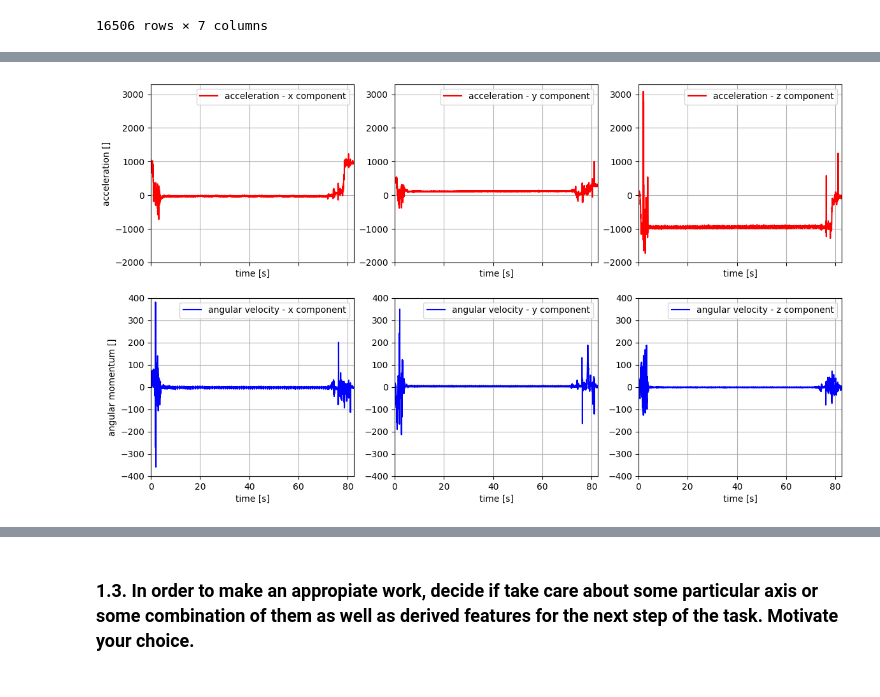
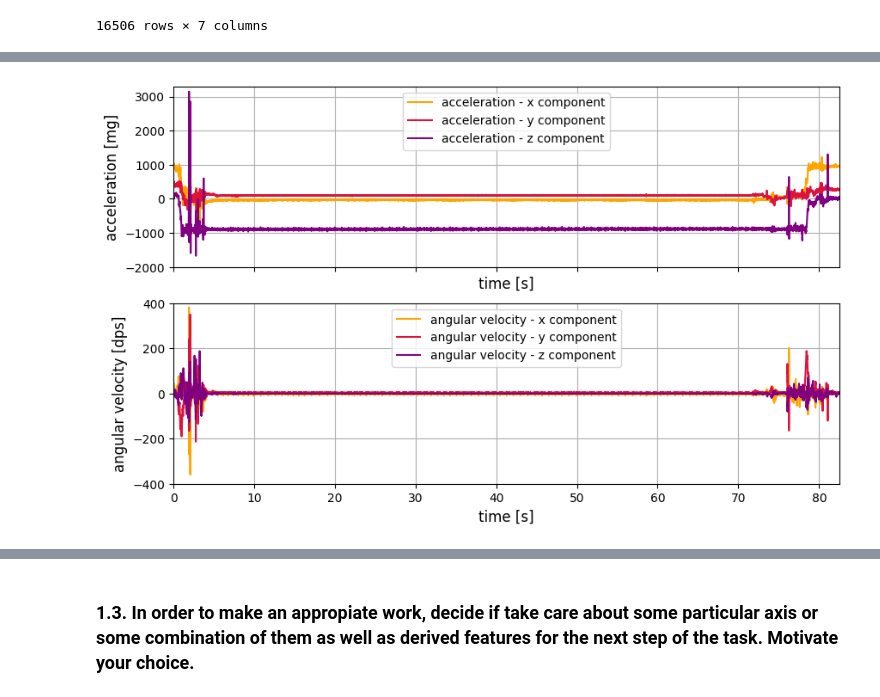
Before and after one commit to ericabrisigotti/heart_rate_estimation_LCP-A, a Jupyter notebook: pretty.ipynb, the cells around one changed output, grey strips where cells are left out. Drawn from its saved outputs; the diff is of its cells as text; code cells hidden in the pictures.

```diff
--- a/pretty.ipynb
+++ b/pretty.ipynb
@@ -70,5 +74,5 @@ all_data.describe()
 The brief descriptive statistics provided by the <code>pandas.describe</code> function are particularly helpful in getting the time at which every measurement has been taken.
 The **Log Freq** data, which represents the acquisition rate (in Hz), is constant and therefore allows for straigh-forward identification of the time interval between two successive measurements:
 # %%
-frq = all_data['Log Freq'].unique()[0]
-time = np.arange(0,(len(all_data.index)/frq),(1/frq))
+freq = all_data['Log Freq'].unique()[0] # Hz
+time = np.arange(0,(len(all_data.index)/freq),(1/freq)) # seconds
@@ -94,0 +104,14 @@ data
+# %%
+gyro_calibration = np.array( [ -2.242224 , 2.963463	, -0.718397 ] )
+acc_offsets = np.array( [ -3.929942 , -13.7467 , 60.67546 ] )
+acc_calibration = np.array( [ [1.000966 , -0.002326418 , -0.0006995499 ] , [ -0.002326379 , 0.9787045 , -0.001540918 ] ,
+                              [-0.0006995811 , -0.001540928 , 1.00403 ] ] ).T
+#data[ ['AccX','AccY','AccZ'] ] = data[ ['AccX','AccY','AccZ'] ].dot(acc_calibration)
+data['AccX'] += acc_offsets[0]
+data['AccY'] += acc_offsets[1]
+data['AccZ'] += acc_offsets[2]
+#data['GyroX'] = gyro_calibration[0]*data['GyroX']
+#data['GyroY'] = gyro_calibration[1]*data['GyroY']
+#data['GyroZ'] = gyro_calibration[2]*data['GyroZ']
+
+data.describe()
@@ -97,49 +130,25 @@ data
 # %%
-fig1,ax1 = plt.subplots(nrows=2,ncols=3,sharex=True,figsize=(14,8))
+fig1,ax1 = plt.subplots(nrows=2,ncols=1,sharex=True,figsize=(12,8))
 
-ax1[0][0].plot(data['Time'],data['AccX'],'-r',label='acceleration - x component')
-ax1[0][0].set_xlim(0,data['Time'].max())
-ax1[0][0].set_ylim(-2000,3300)
-ax1[0][0].set_xlabel('time [s]')
-ax1[0][0].set_ylabel('acceleration []')
-ax1[0][0].legend()
-ax1[0][0].grid()
+ax1[0].plot( data['Time'] , data['AccX'] , '-' , label='acceleration - x component',color='orange')
+ax1[0].plot( data['Time'] , data['AccY'] , '-' , label='acceleration - y component',color='crimson')
+ax1[0].plot( data['Time'] , data['AccZ'] , '-' , label='acceleration - z component',color='purple')
+ax1[0].set_xlim( 0 , data['Time'].max() )
+ax1[0].set_ylim( -2000 , 3300 )
+ax1[0].set_xlabel( 'time [s]' , fontsize = 12 )
+ax1[0].set_ylabel( 'acceleration [mg]' , fontsize = 12 )
+ax1[0].legend( loc='upper center' , fontsize = 10 )
+ax1[0].grid()
 
-ax1[0][1].plot(data['Time'],data['AccY'],'-r',label='acceleration - y component')
-ax1[0][1].set_xlim(0,data['Time'].max())
-ax1[0][1].set_ylim(-2000,3300)
-ax1[0][1].set_xlabel('time [s]')
-ax1[0][1].legend()
-ax1[0][1].grid()
-
-ax1[0][2].plot(data['Time'],data['AccZ'],'-r',label='acceleration - z component')
-ax1[0][2].set_xlim(0,data['Time'].max())
-ax1[0][2].set_ylim(-2000,3300)
-ax1[0][2].set_xlabel('time [s]')
-ax1[0][2].legend()
-ax1[0][2].grid()
-
-ax1[1][0].plot(data['Time'],data['GyroX'],'-b',label='angular velocity - x component')
-ax1[1][0].set_xlim(0,data['Time'].max())
-ax1[1][0].set_ylim(-400,400)
-ax1[1][0].set_xlabel('time [s]')
-ax1[1][0].set_ylabel('angular momentum []')
-ax1[1][0].legend()
-ax1[1][0].grid()
-
-ax1[1][1].plot(data['Time'],data['GyroY'],'-b',label='angular velocity - y component')
-ax1[1][1].set_xlim(0,data['Time'].max())
-ax1[1][1].set_ylim(-400,400)
-ax1[1][1].set_xlabel('time [s]')
-ax1[1][1].legend()
-ax1[1][1].grid()
-
-ax1[1][2].plot(data['Time'],data['GyroZ'],'-b',label='angular velocity - z component')
-ax1[1][2].set_xlim(0,data['Time'].max())
-ax1[1][2].set_ylim(-400,400)
-ax1[1][2].set_xlabel('time [s]')
-ax1[1][2].legend()
-ax1[1][2].grid()
+ax1[1].plot( data['Time'] , data['GyroX'] , '-' , label = 'angular velocity - x component' , color='orange' )
+ax1[1].plot( data['Time'] , data['GyroY'] , '-' , label = 'angular velocity - y component' , color='crimson' )
+ax1[1].plot( data['Time'] , data['GyroZ'] , '-' , label = 'angular velocity - z component' , color='purple' )
+ax1[1].set_xlim( 0 , data['Time'].max() )
+ax1[1].set_ylim( -400 , 400 )
+ax1[1].set_xlabel( 'time [s]' , fontsize = 12 )
+ax1[1].set_ylabel( 'angular velocity [dps]' , fontsize = 12 )
+ax1[1].legend( loc='upper center' , fontsize = 10 )
+ax1[1].grid()
 # %% [output]
-[figure, old version]
+[figure, new version]
 # %% [markdown]
```
Also changed, not shown: parts of 62 cells of this notebook.
